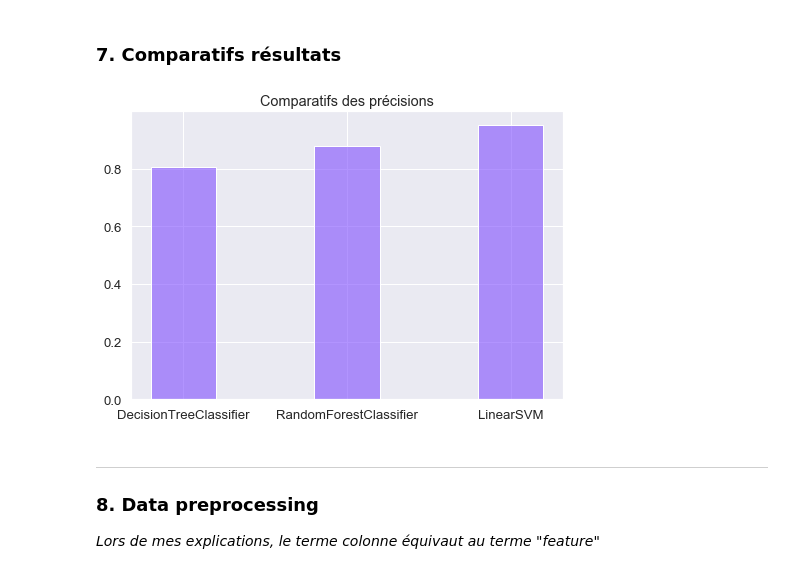
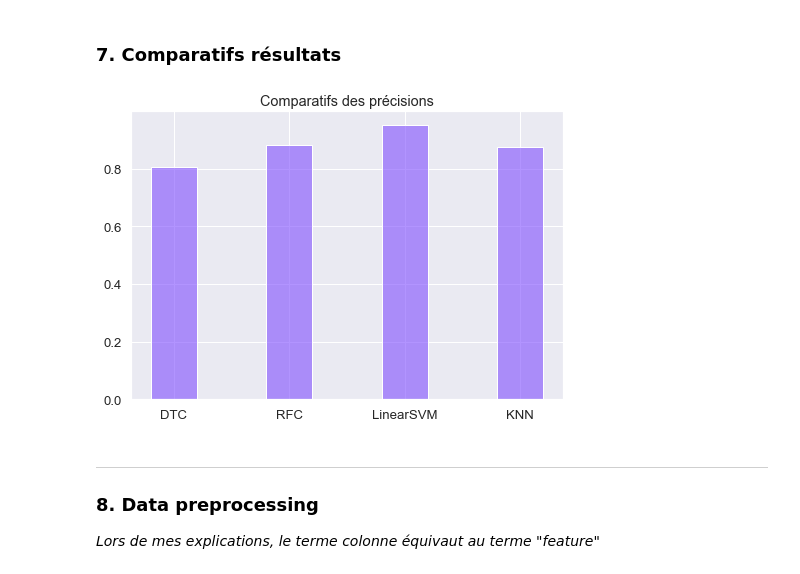
Before and after one commit to HenD-11/PythonForDataAnalysis, a Jupyter notebook: final_project.ipynb, the cells around one changed output. Cells and saved outputs as stored; diff of their text form; code cells hidden in the pictures.

```diff
--- a/final_project.ipynb
+++ b/final_project.ipynb
@@ -159,7 +159,7 @@ print(RFC_score)
 # %% [markdown]
 ### 5. Classification avec LinearSVM
 # %%
-lsvm = svm.SVC(kernel='linear')
+lsvm = svm.SVM(kernel='linear')
 lsvm_clf = lsvm.fit(x_train,y_train)
 lsvm_pred = lsvm_clf.predict(x_test)
 # %%
@@ -232,21 +238,22 @@ weighted avg       0.88      0.88      0.87      3162
 # %%
-neigh.score(x_test,y_test)
+knn_score = neigh.score(x_test,y_test)
+knn_score
 # %% [output]
 0.8760278304870335
 # %% [markdown]
 ### 7. Comparatifs résultats
 # %%
-scores = [dtc_score, RFC_score, linearSVM_score]
-names  = ["DecisionTreeClassifier","RandomForestClassifier","LinearSVM"]
+scores = [dtc_score, RFC_score, linearSVM_score, knn_score]
+names  = ["DTC","RFC","LinearSVM", "KNN"]
 fig    = plt.figure()
 axis   = fig.add_axes([0,0,1,1])
 
 
 axis.set_title("Comparatifs des précisions")
 axis.bar(names, scores, color = (0.5,0.3,1,0.6), width=0.4)
 plt.show()
 # %% [output]
-[figure, old version]
+[figure, new version]
 # %% [markdown]
 ----
 ### 8. Data preprocessing
```
Also changed, not shown: parts of 19 cells of this notebook, 1 other file.
